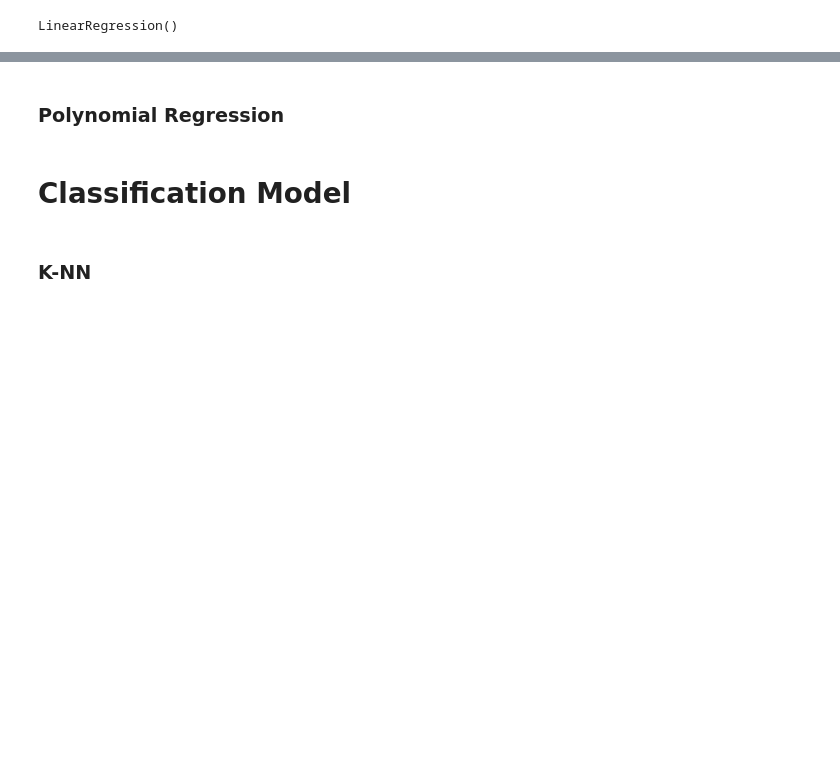
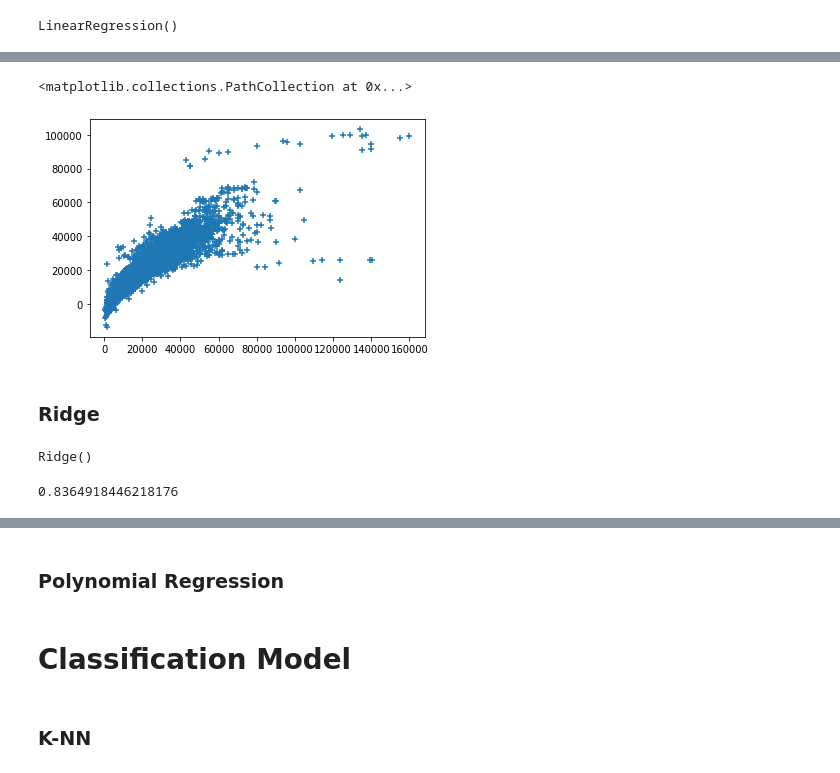
Before and after one commit to mcabrera101/classProject, a Jupyter notebook: CarPrice.ipynb, the cells around one changed output, grey strips where cells are left out. Saved outputs shown, nothing was run; the diff lists cells and outputs as text; code cells hidden in the pictures; blank space fills up the shorter version.

```diff
--- a/CarPrice.ipynb
+++ b/CarPrice.ipynb
@@ -74,6 +125,6 @@ cars_train, cars_test, cat_train, cat_test = train_test_split(cars_x, cars_y2, t
 # %%
 mod = linear_model.LinearRegression()
-mod.fit(cars_x, cars_y)
+mod.fit(cars_train, price_train)
 # %% [output]
 LinearRegression()
 # %%
@@ -84,0 +136,12 @@ r2_score(price_test, cars_pred)
+# %%
+plt.scatter(price_test, cars_pred, marker='+')
+# %% [output]
+<matplotlib.collections.PathCollection at 0x...>
+[figure, added]
+# %% [markdown]
+### Ridge
+# %%
+ridge = linear_model.Ridge(alpha = 1.0)
+ridge.fit(cars_train, price_train)
+# %% [output]
+Ridge()
@@ -84,0 +150,4 @@ r2_score(price_test, cars_pred)
+# %%
+r2_score(price_test, cars_pred)
+# %% [output]
+0.8364918446218176
```
Also changed, not shown: parts of 23 cells of this notebook, 2 other files.
